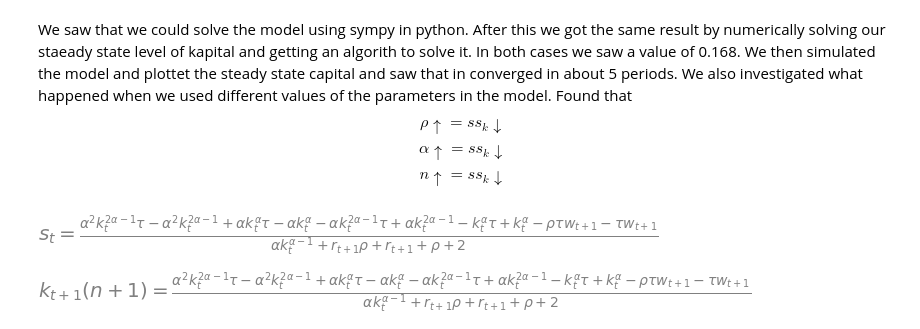
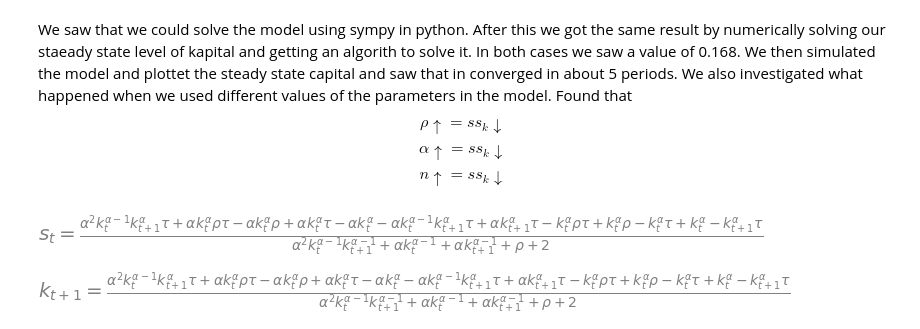
Before and after one commit to NumEconCopenhagen/projects-2024-daniel-og-lukas, a Jupyter notebook: modelproject/modelproject.ipynb, the cells around one changed output. Saved outputs shown, nothing was run; the diff lists cells and outputs as text; code cells hidden in the pictures.

```diff
--- a/modelproject/modelproject.ipynb
+++ b/modelproject/modelproject.ipynb
@@ -319,29 +320,31 @@ $$ n \uparrow = ss_k \downarrow$$
 c1t, c2t1, wt, wt1, rt1, rho, lam, st, alpha, kt, kt1, n, tau = symbols('c1t c2t1 w_t w_{t+1} r_{t+1} rho lambda s_t alpha k_t k_{t+1} n tau')
 # %%
 rt = alpha  * kt**(alpha - 1)
+rt1 = alpha  * kt1**(alpha - 1)
 wt = (1 - alpha)  * kt**alpha
+wt1 = (1 - alpha)  * kt1**alpha
 
 c1t = (1-tau)*wt - st
 c2t1 = (1+rt1) * st + tau * wt1
 
 
 # We define u' as a function
 
 u_prime = lambda c: 1 / c
 
 # The euler equation expressed in terms of st and wt
-savings_rate = sp.Eq(u_prime(c1t), (1 + rt)*u_prime(c2t1) / (1 + rho))
+savings_rate = sp.Eq(c1t, (1 + rt)*c2t1 / (1 + rho))
 
 optimal_savings = sp.solve(savings_rate, st)[0]
 
 ste=sp.Eq(st , optimal_savings)
 
 ste
 # %% [output]
-[figure, old version]
+[figure, new version]
 # %%
-kt1e=sp.Eq(kt1 *(1+n), optimal_savings)
+kt1e=sp.Eq(kt1, optimal_savings)
 
 kt1e
 # %% [output]
-[figure, old version]
+[figure, new version]
```
Also changed, not shown: parts of 10 cells of this notebook, 1 other file.
